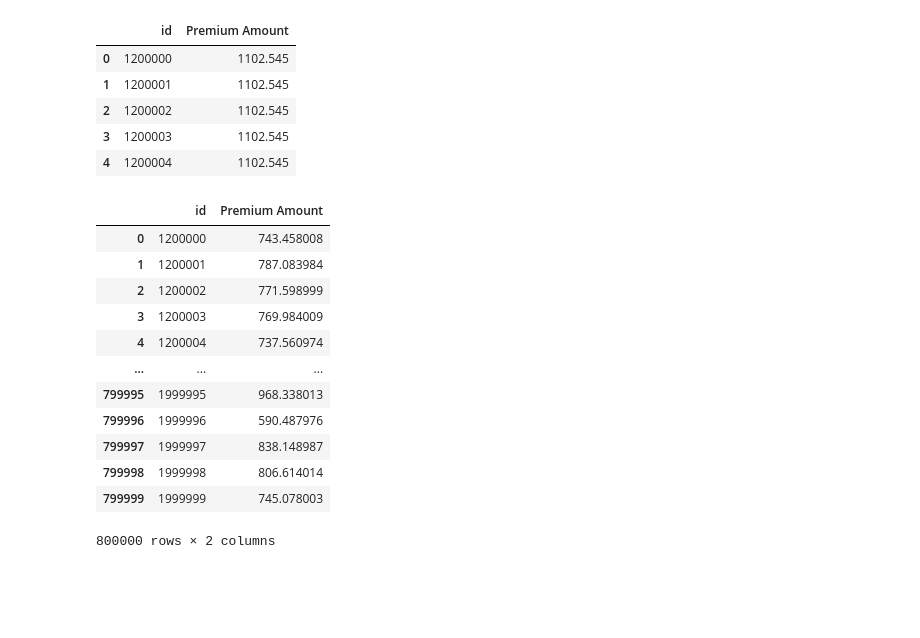
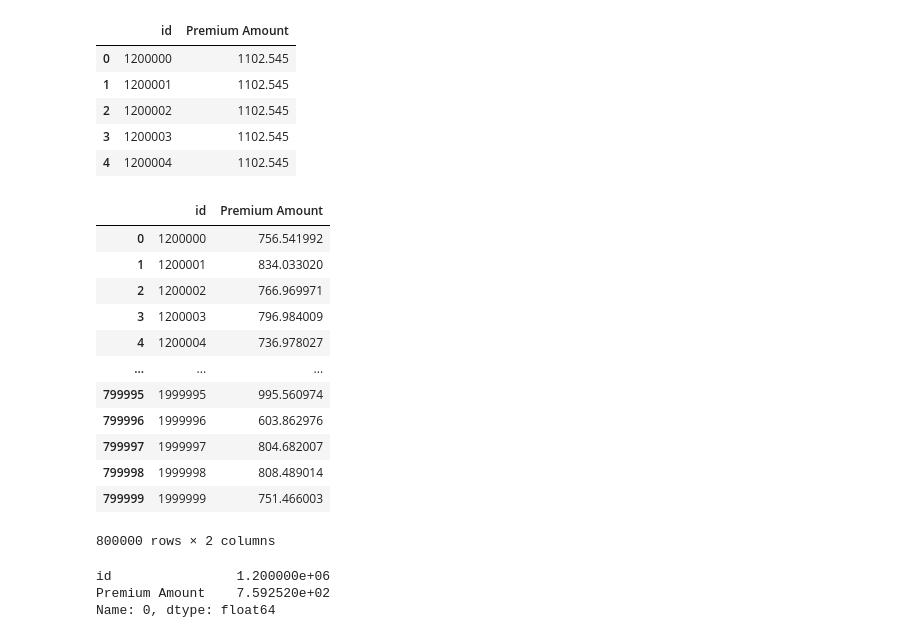
Before and after one commit to yash-meshram/Insurance-Premium, a Jupyter notebook: insurance-premium.ipynb, the cells around one changed output. Drawn from its saved outputs; the diff is of its cells as text; code cells hidden in the pictures; blank space fills up the shorter version.

```diff
--- a/insurance-premium.ipynb
+++ b/insurance-premium.ipynb
@@ -517,6 +459,16 @@ model5 = xg.XGBRegressor(
     reg_alpha = 7.038404462470968,
     reg_lambda = 8.043938115837584
 )
+
+model5_2 = xg.XGBRegressor(
+    n_estimators = 20_000,
+    learning_rate = 0.001,
+    max_depth = 8,
+    subsample = 0.8145529734173267,
+    colsample_bytree = 0.7930791237607818,
+    reg_alpha = 7.038404462470968,
+    reg_lambda = 8.043938115837584
+)
 # %%
 NN_model = Sequential()
 
@@ -658,6 +624,6 @@ x = model3.fit_transform(x)
 # model = model1
 # model.fit(model3.fit(model3.fit_transform(x_train)), y_train)
 
-model = NN_model
+model = model5_2
 model.fit(x_train , y_train)
 # %% [output]
@@ -932,20 +915,26 @@ df_sub.head()
 | 3 | 1200003 | 1102.545 |
 | 4 | 1200004 | 1102.545 |
 # %%
-df_sub['Premium Amount'] = (Y_pred_test).round(3)
+df_sub['Premium Amount'] = np.round(Y_pred_test, 3)
 df_sub
 # %% [output]
 |  | id | Premium Amount |
-| 0 | 1200000 | 743.458008 |
-| 1 | 1200001 | 787.083984 |
-| 2 | 1200002 | 771.598999 |
-| 3 | 1200003 | 769.984009 |
-| 4 | 1200004 | 737.560974 |
+| 0 | 1200000 | 756.541992 |
+| 1 | 1200001 | 834.033020 |
+| 2 | 1200002 | 766.969971 |
+| 3 | 1200003 | 796.984009 |
+| 4 | 1200004 | 736.978027 |
 | ... | ... | ... |
-| 799995 | 1999995 | 968.338013 |
-| 799996 | 1999996 | 590.487976 |
-| 799997 | 1999997 | 838.148987 |
-| 799998 | 1999998 | 806.614014 |
-| 799999 | 1999999 | 745.078003 |
+| 799995 | 1999995 | 995.560974 |
+| 799996 | 1999996 | 603.862976 |
+| 799997 | 1999997 | 804.682007 |
+| 799998 | 1999998 | 808.489014 |
+| 799999 | 1999999 | 751.466003 |
 800000 rows × 2 columns
+# %%
+df_sub.iloc[0]
+# %% [output]
+id                1.200000e+06
+Premium Amount    7.592520e+02
+Name: 0, dtype: float64
 # %%
```
Also changed, not shown: parts of 26 cells of this notebook.
